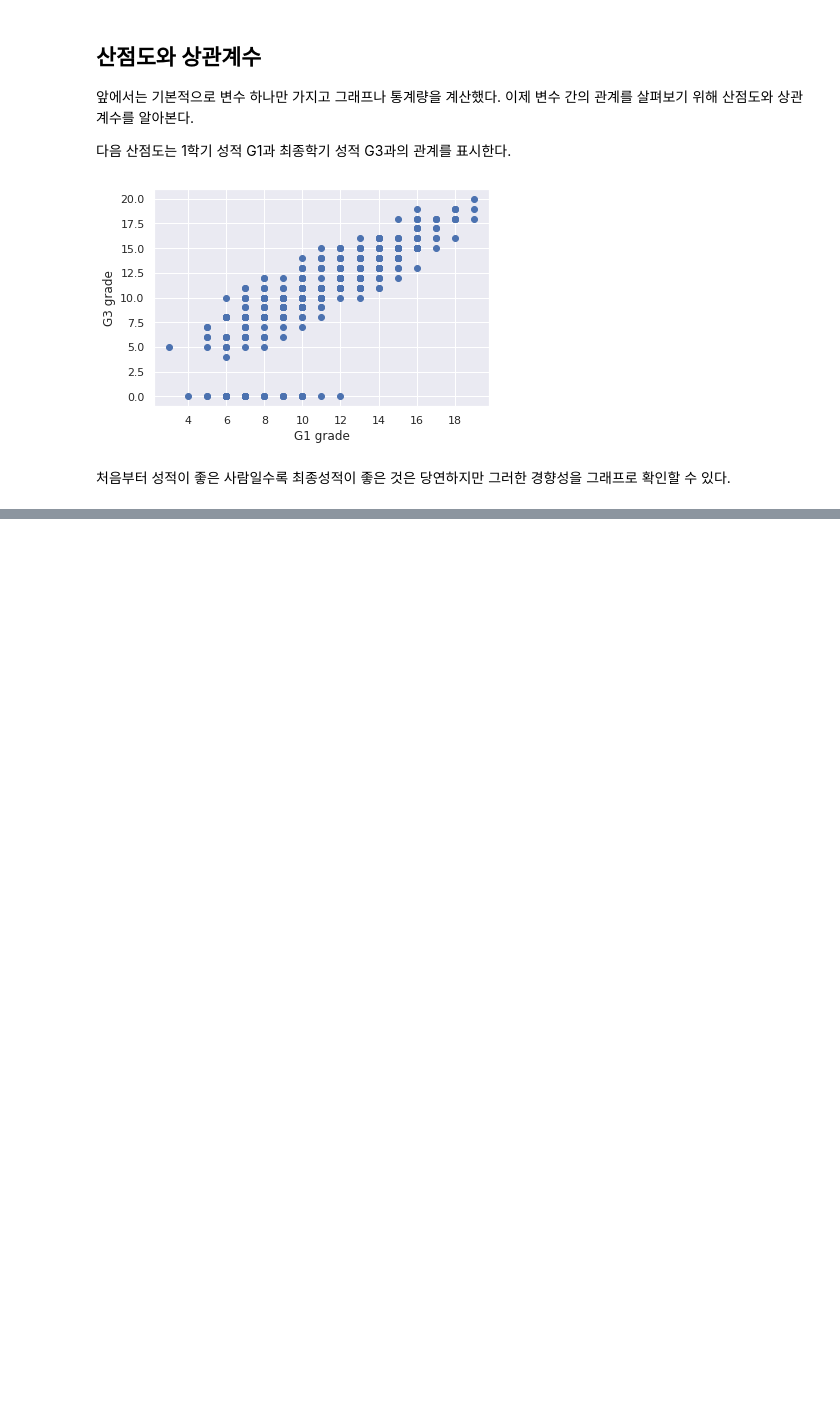
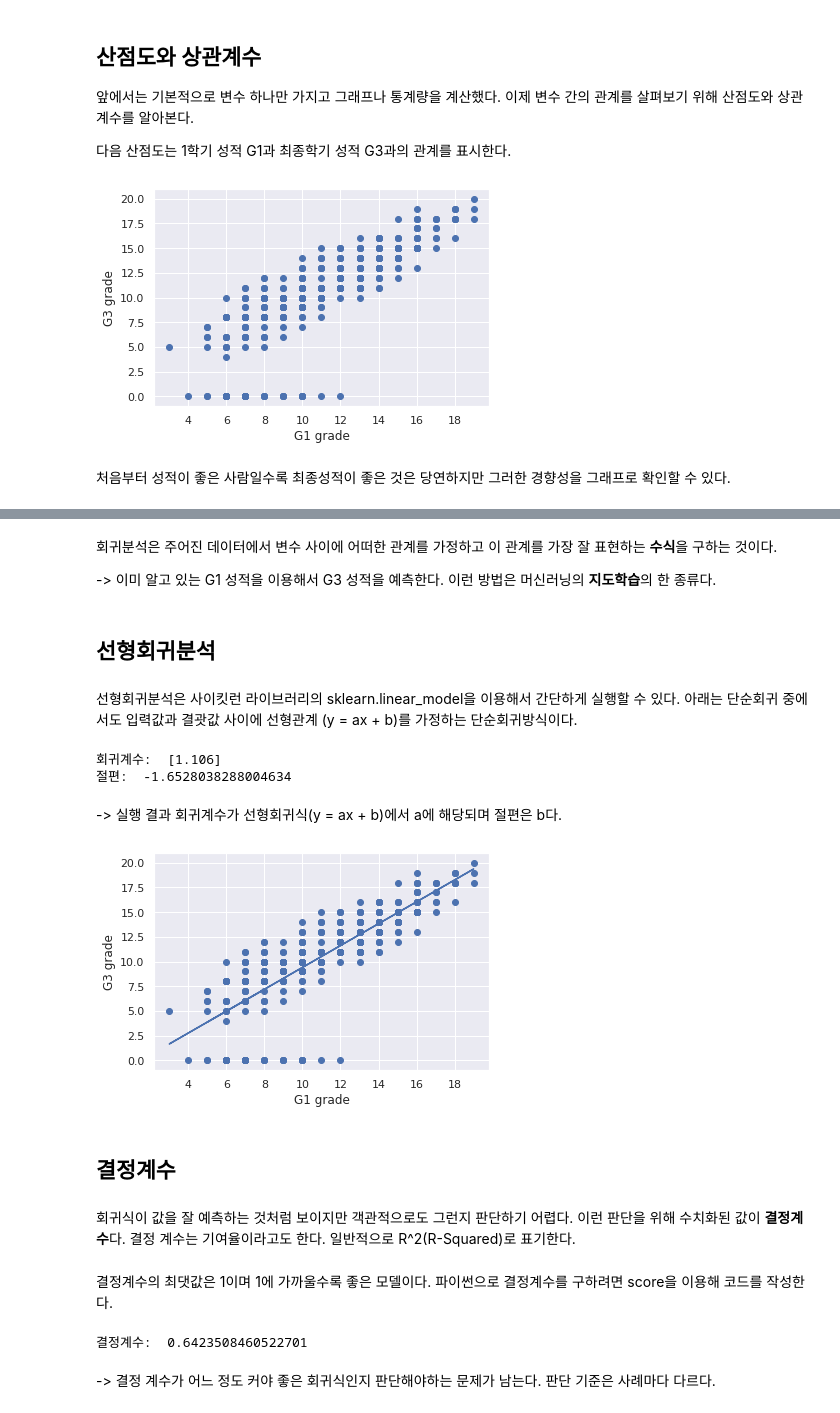
Before and after one commit to gongboogi/Python-Practice, a Jupyter notebook: 기술통계와_단순회귀분석.ipynb, the cells around one changed output, grey strips where cells are left out. Drawn from its saved outputs; the diff is of its cells as text; code cells hidden in the pictures; blank space fills up the shorter version.

```diff
--- a/기술통계와_단순회귀분석.ipynb
+++ b/기술통계와_단순회귀분석.ipynb
@@ -386,0 +534,61 @@ plt.grid(True)
+# %% [markdown]
+회귀분석은 주어진 데이터에서 변수 사이에 어떠한 관계를 가정하고 이 관계를 가장 잘 표현하는 **수식**을 구하는 것이다.
+
+-> 이미 알고 있는 G1 성적을 이용해서 G3 성적을 예측한다. 이런 방법은 머신러닝의 **지도학습**의 한 종류다.
+# %% [markdown]
+## 선형회귀분석
+# %% [markdown]
+선형회귀분석은 사이킷런 라이브러리의 sklearn.linear_model을 이용해서 간단하게 실행할 수 있다. 아래는 단순회귀 중에서도 입력값과 결괏값 사이에 선형관계 (y = ax + b)를 가정하는 단순회귀방식이다.
+# %%
+from sklearn import linear_model
+
+# 선형회귀 인스턴스 생성
+reg = linear_model.LinearRegression()
+# %%
+# 설명변수는 1학기 수학 성적
+# loc은 데이터프레임의 행과 열을 지정해서 추출
+# loc[ :, ['G1]]은 G1열의 모든 값을 추출한다.
+# values로 변경되었으므로 주의
+
+X = student_data_math.loc[:, ['G1']].values
+
+# 목표변수는 최종 수학 성적
+Y = student_data_math['G3'].values
+
+# 예측모델 계산 a, b 산출
+reg.fit(X, Y)
+
+# 회귀계수
+print('회귀계수: ', reg.coef_)
+
+# 절편
+print('절편: ', reg.intercept_)
+# %% [output]
+회귀계수:  [1.106]
+절편:  -1.6528038288004634
+# %% [markdown]
+-> 실행 결과 회귀계수가 선형회귀식(y = ax + b)에서 a에 해당되며 절편은 b다.
+# %%
+# 앞에서 그린 것과 같은 산점도
+plt.scatter(X, Y)
+plt.xlabel('G1 grade')
+plt.ylabel('G3 grade')
+
+# 위의 그래프에 선형회귀선 추가
+plt.plot(X, reg.predict(X))
+plt.grid(True)
+# %% [output]
+[figure, added]
+# %% [markdown]
+## 결정계수
+# %% [markdown]
+회귀식이 값을 잘 예측하는 것처럼 보이지만 객관적으로도 그런지 판단하기 어렵다. 이런 판단을 위해 수치화된 값이 **결정계수**다. 결정 계수는 기여율이라고도 한다. 일반적으로 R^2(R-Squared)로 표기한다.
+# %% [markdown]
+결정계수의 최댓값은 1이며 1에 가까울수록 좋은 모델이다. 파이썬으로 결정계수를 구하려면 score을 이용해 코드를 작성한다.
+# %%
+# 결정계수, 기여율이라고도 부름
+print('결정계수: ', reg.score(X, Y))
+# %% [output]
+결정계수:  0.6423508460522701
+# %% [markdown]
+-> 결정 계수가 어느 정도 커야 좋은 회귀식인지 판단해야하는 문제가 남는다. 판단 기준은 사례마다 다르다.
```
Also changed, not shown: parts of 32 cells of this notebook.
